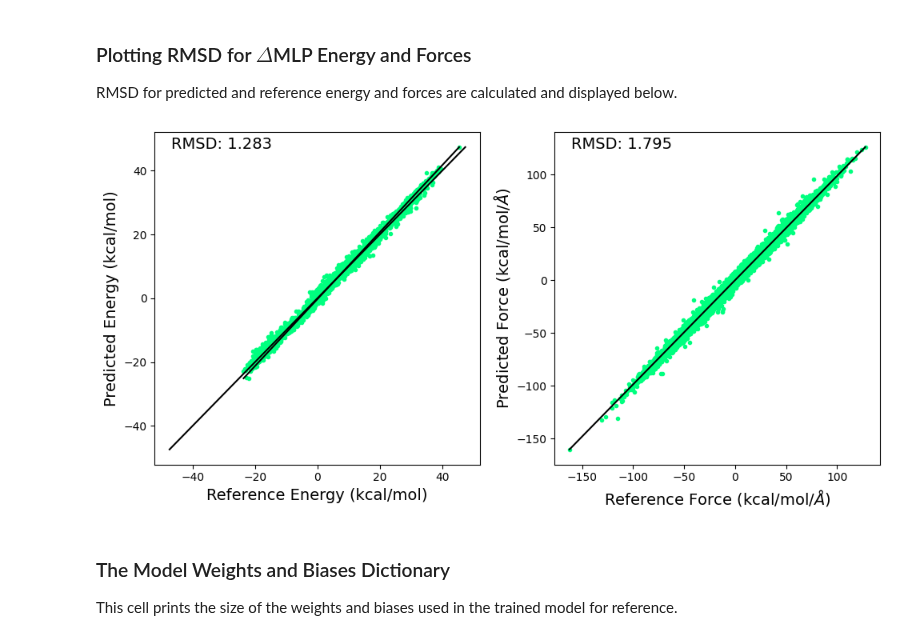
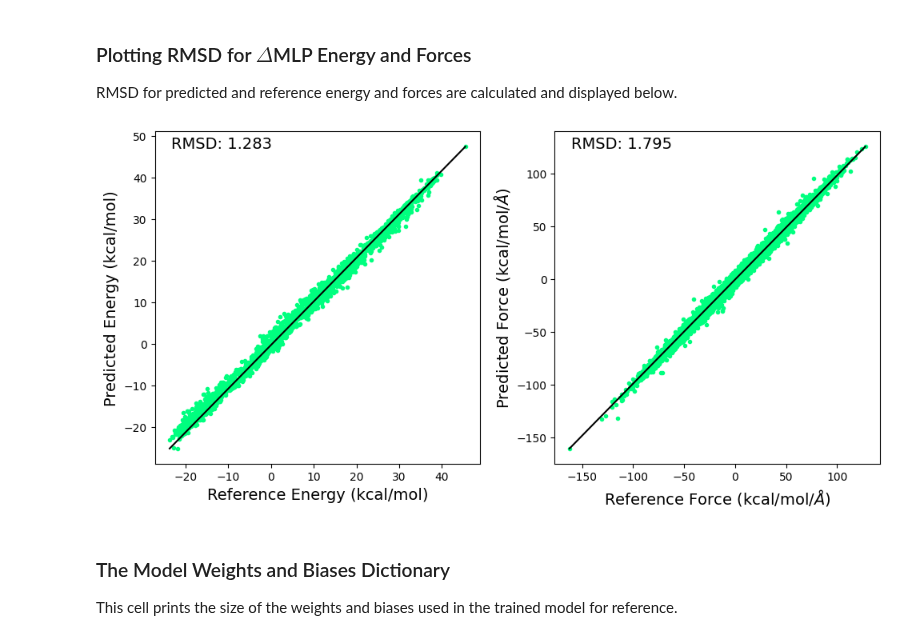
Before and after one commit to cc-ats/mlp_tutorial, a Jupyter notebook: Lesson5_BP-FNN_MLP.ipynb, the cells around one changed output. Saved outputs shown, nothing was run; the diff lists cells and outputs as text; code cells hidden in the pictures.

```diff
--- a/Lesson5_BP-FNN_MLP.ipynb
+++ b/Lesson5_BP-FNN_MLP.ipynb
@@ -61,7 +61,7 @@ def symmetry_function_g1(rij: Tensor, Rcr: float, EtaR: Tensor, ShfR: Tensor) ->
     return g1
 
 
-def symmetry_function_g2(rij: Tensor, Rca: float, Zeta: Tensor, EtaA: Tensor) -> Tensor:
+def symmetry_function_g2(rij: Tensor, Rca: float, Zeta: Tensor, EtaA: Tensor, LamA: Tensor) -> Tensor:
     c = torch.combinations(torch.arange(rij.size(2)), r=2)
     rij = rij[:, :, c]
     r12 = rij[:, :, :, 0]
@@ -75,7 +75,7 @@ def symmetry_function_g2(rij: Tensor, Rca: float, Zeta: Tensor, EtaA: Tensor) ->
     f23 = (torch.cos(d23 / Rca * math.pi) + 1) * 0.5
     cosine = torch.einsum('ijkl,ijkl->ijk', r12, r13) / (d12 * d13)
 
-    g2 = torch.sum(2**(1 - Zeta.unsqueeze(dim=1)) * (1 + cosine.unsqueeze(dim=-1))**Zeta.unsqueeze(dim=1) * torch.exp(-EtaA.unsqueeze(dim=1) * (d12**2 + d13**2 + d23**2).unsqueeze(dim=-1)) * (f12 * f13 * f23).unsqueeze(dim=-1), dim=2)
+    g2 = torch.sum(2**(1 - Zeta.unsqueeze(dim=1)) * (1 + LamA.unsqueeze(dim=1) * cosine.unsqueeze(dim=-1))**Zeta.unsqueeze(dim=1) * torch.exp(-EtaA.unsqueeze(dim=1) * (d12**2 + d13**2 + d23**2).unsqueeze(dim=-1)) * (f12 * f13 * f23).unsqueeze(dim=-1), dim=2)
     return g2
 
 
@@ -166,9 +166,9 @@ class Dense(nn.Module):
 Now we will create the feature class, which takes input information and uses functions to extract characteristics unique to the called input features. Here we will be using the previously defined symmetry functions for feature extraction.
 # %%
 class Feature(nn.Module):
-    def __init__(self, Rcr: float, EtaR: Tensor, ShfR: Tensor, Rca: float, Zeta: Tensor, EtaA: Tensor) -> None:
+    def __init__(self, Rcr: float, EtaR: Tensor, ShfR: Tensor, Rca: float, Zeta: Tensor, EtaA: Tensor, LamA: Tensor) -> None:
         super().__init__()
-        assert len(EtaR) == len(ShfR)
+        assert len(EtaR) == len(ShfR) == len(LamA)
         assert len(Zeta) == len(EtaA)
         self.Rcr = Rcr
         self.Rca = Rca
@@ -176,16 +176,18 @@ class Feature(nn.Module):
         self.ShfR = torch.Tensor(ShfR)
         self.Zeta = torch.Tensor(Zeta)
         self.EtaA = torch.Tensor(EtaA)
+        self.LamA = torch.Tensor(LamA)
 
     def forward(self, coords: Tensor, atom_types: Tensor) -> Tensor:
         num_batches, num_channels, _ = coords.size()
         rij = pairwise_vector(coords)
-        EtaR = self.EtaR[atom_types].to(device=coords.device)
-        ShfR = self.ShfR[atom_types].to(device=coords.device)
-        Zeta = self.Zeta[atom_types].to(device=coords.device)
-        EtaA = self.EtaA[atom_types].to(device=coords.device)
+        EtaR = self.EtaR.to(device=coords.device)[atom_types]
+        ShfR = self.ShfR.to(device=coords.device)[atom_types]
+        Zeta = self.Zeta.to(device=coords.device)[atom_types]
+        EtaA = self.EtaA.to(device=coords.device)[atom_types]
+        LamA = self.LamA.to(device=coords.device)[atom_types]
         g1 = symmetry_function_g1(rij, self.Rcr, EtaR, ShfR)
-        g2 = symmetry_function_g2(rij, self.Rca, Zeta, EtaA)
+        g2 = symmetry_function_g2(rij, self.Rca, Zeta, EtaA, LamA)
 
         return torch.concat((g1, g2), dim=2)
 
@@ -376,11 +378,16 @@ if ani:
 else:
   Rcr = 6.0
   Rca = 6.0
-  ShfR = [[0.0, 0.0, 0.0, 0.0, 0.0, 0.0], [0.0, 0.0, 0.0, 0.0, 0.0, 0.0], [0.0, 0.0, 0.0, 0.0, 0.0, 0.0]] # H, C, O
-  EtaR = [[0.0, 0.04, 0.14, 0.32, 0.71, 1.79], [0.0, 0.04, 0.14, 0.32, 0.71, 1.79], [0.0, 0.04, 0.14, 0.32, 0.71, 1.79]] # H, C, O
-  Zeta = [[1, 2, 4, 8, 16, 32], [1, 2, 4, 8, 16, 32], [1, 2, 4, 8, 16, 32]] # H, C, O
-  EtaA = [[0.0, 0.04, 0.14, 0.32, 0.71, 1.79], [0.0, 0.04, 0.14, 0.32, 0.71, 1.79], [0.0, 0.04, 0.14, 0.32, 0.71, 1.79]] # H, C, O
-  descriptor = Feature(Rcr, EtaR, ShfR, Rca, Zeta, EtaA)
+  ShfR = np.zeros((3,6)) # H, C, O
+  EtaR = [0.0, 0.04, 0.14, 0.32, 0.71, 1.79]
+  EtaR = np.repeat([EtaR], 3, axis=0) # H, C, O
+  Zeta = [1, 2, 4, 8, 16, 32, 1, 2, 4, 8, 16, 32]
+  Zeta = np.repeat([Zeta], 3, axis=0) # H, C, O
+  EtaA = [0.0, 0.04, 0.14, 0.32, 0.71, 1.79, 0.0, 0.04, 0.14, 0.32, 0.71, 1.79]
+  EtaA = np.repeat([EtaA], 3, axis=0) # H, C, O
+  LamA = [1, 1, 1, 1, 1, 1, -1, -1, -1, -1, -1, -1]
+  LamA = np.repeat([LamA], 3, axis=0) # H, C, O
+  descriptor = Feature(Rcr, EtaR, ShfR, Rca, Zeta, EtaA, LamA)
 
 fitting_net = Fitting(3, descriptor.output_length, neuron=[240, 240, 240])
 model = BPNN(descriptor, fitting_net, learning_rate=5e-4)
@@ -434,31 +441,30 @@ RMSD for predicted and reference energy and forces are calculated and displayed
 # %%
 import matplotlib.pyplot as plt
 
 fig, ax = plt.subplots(1,2,figsize=(10,5))
 
 e1 = energy.cpu().detach().numpy() + np.load(ds.open("https://github.com/cc-ats/mlp_tutorial/raw/main/Claisen_Rearrangement/energy_sqm.npy","rb")) * 27.2114 * 23.061
 e2 = ene_pred.cpu().detach().numpy() + np.load(ds.open("https://github.com/cc-ats/mlp_tutorial/raw/main/Claisen_Rearrangement/energy_sqm.npy","rb")) * 27.2114 * 23.061
 
 ax[0].plot(e1, e2, linestyle='none', marker='.', color='springgreen')
-ax[0].plot([np.max(np.concatenate((e1,e2))), -np.max(np.concatenate((e1,e2)))], [np.max(np.concatenate((e1,e2))), -np.max(np.concatenate((e1,e2)))], color="k", linewidth=1.5)
 ax[0].plot([np.max(e1), np.min(e1)], [np.max(e2), np.min(e2)] , color="k", linewidth=1.5)
 ax[0].set_xlabel("Reference Energy (kcal/mol)", size=14)
 ax[0].set_ylabel("Predicted Energy (kcal/mol)", size=14)
 ax[0].annotate('RMSD: %.3f' % np.sqrt(np.mean((e1 - e2)**2)), xy=(0.05, 0.95), xycoords='axes fraction', size=14)
 
 f1 = -qm_gradient.cpu().detach().numpy().reshape(-1) - np.load(ds.open("https://github.com/cc-ats/mlp_tutorial/raw/main/Claisen_Rearrangement/qm_grad_sqm.npy","rb")).reshape(-1) * 27.2114 * 23.061 / 0.529177249
 f2 = -grad_pred.cpu().detach().numpy().reshape(-1) - np.load(ds.open("https://github.com/cc-ats/mlp_tutorial/raw/main/Claisen_Rearrangement/qm_grad_sqm.npy","rb")).reshape(-1) * 27.2114 * 23.061 / 0.529177249
 
 ax[1].plot(f1, f2, linestyle='none', marker='.', color='springgreen')
 ax[1].plot([np.max(f1), np.min(f1)], [np.max(f2), np.min(f2)] , color="k", linewidth=1.5)
 ax[1].set_xlabel(r'Reference Force (kcal/mol/$\AA$)', size=14)
 ax[1].set_ylabel(r'Predicted Force (kcal/mol/$\AA$)', size=14)
 ax[1].annotate('RMSD: %.3f' % np.sqrt(np.mean((f1 - f2)**2)), xy=(0.05, 0.95), xycoords='axes fraction', size=14)
 
 plt.tight_layout()
 plt.savefig('rmsd.png', dpi=300)
 # %% [output]
-[figure, old version]
+[figure, new version]
 # %% [markdown]
 ### The Model Weights and Biases Dictionary
 
```
Also changed, not shown: parts of 2 cells of this notebook.
